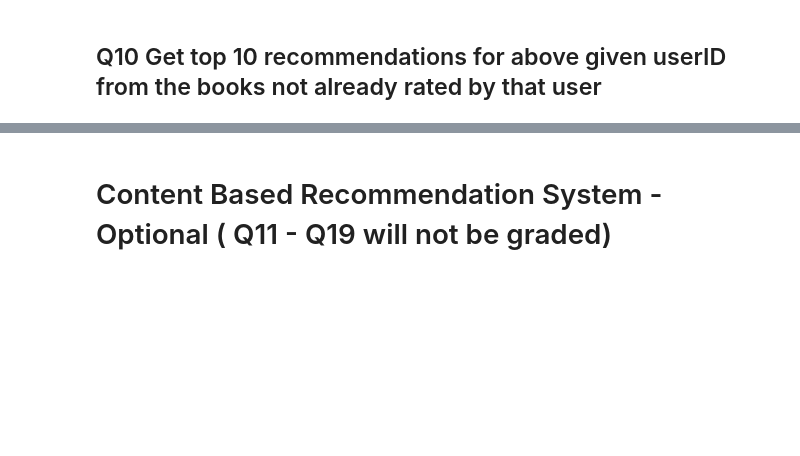
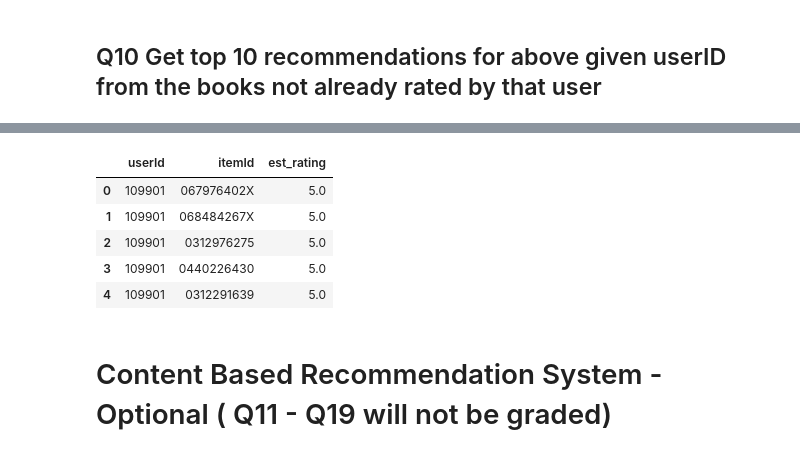
Before and after one commit to mdkaifiahmad/mumbai-nov-batch-Nachiket25, a Jupyter notebook: R5_External_Lab_Collaborative_CBRS_PBRS.ipynb, the cells around one changed output, grey strips where cells are left out. Saved outputs shown, nothing was run; the diff lists cells and outputs as text; code cells hidden in the pictures; blank space fills up the shorter version.

```diff
--- a/R5_External_Lab_Collaborative_CBRS_PBRS.ipynb
+++ b/R5_External_Lab_Collaborative_CBRS_PBRS.ipynb
@@ -307,2 +336,4 @@ userID = 2110
 # %% [markdown]
 ## Q10 Get top 10 recommendations for above given userID from the books not already rated by that user
+# %%
+testset_new = trainset.build_anti_testset()
@@ -309,3 +364,19 @@ userID = 2110
+# %%
+svd_model.predict(uid=2110,iid=0)
+predictions = svd_model.test(testset_new[0:10000])
+# %%
+predictions_df = pd.DataFrame([[x.uid,x.iid,x.est] for x in predictions])
+# %%
+predictions_df.columns=['userId','itemId','est_rating']
+# %%
+predictions_df.head()
+# %% [output]
+|  | userId | itemId | est_rating |
+| 0 | 109901 | 067976402X | 5.0 |
+| 1 | 109901 | 068484267X | 5.0 |
+| 2 | 109901 | 0312976275 | 5.0 |
+| 3 | 109901 | 0440226430 | 5.0 |
+| 4 | 109901 | 0312291639 | 5.0 |
 # %% [markdown]
 # Content Based Recommendation System - Optional ( Q11 - Q19 will not be graded)
 # %% [markdown]
```
Also changed, not shown: parts of 10 cells of this notebook.
